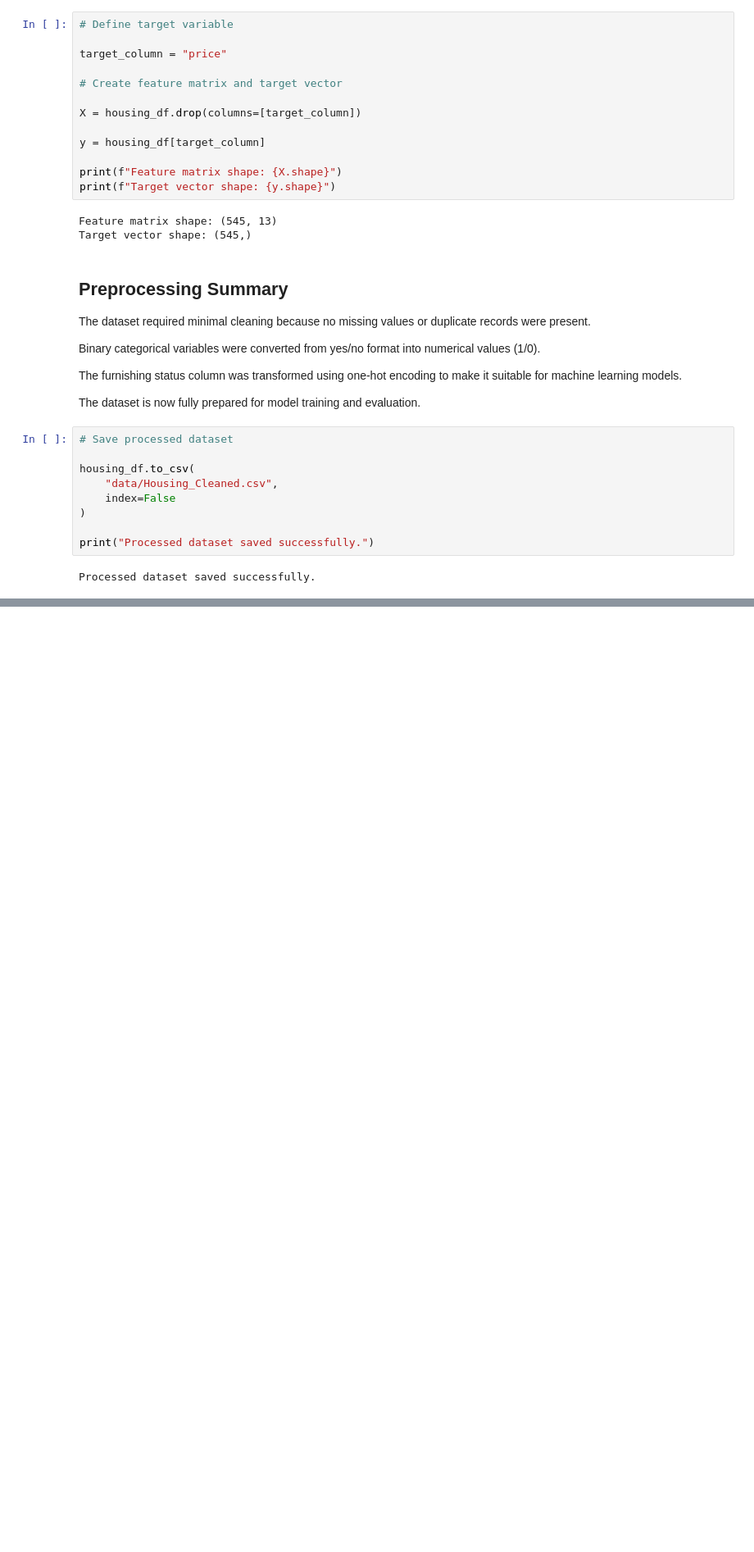
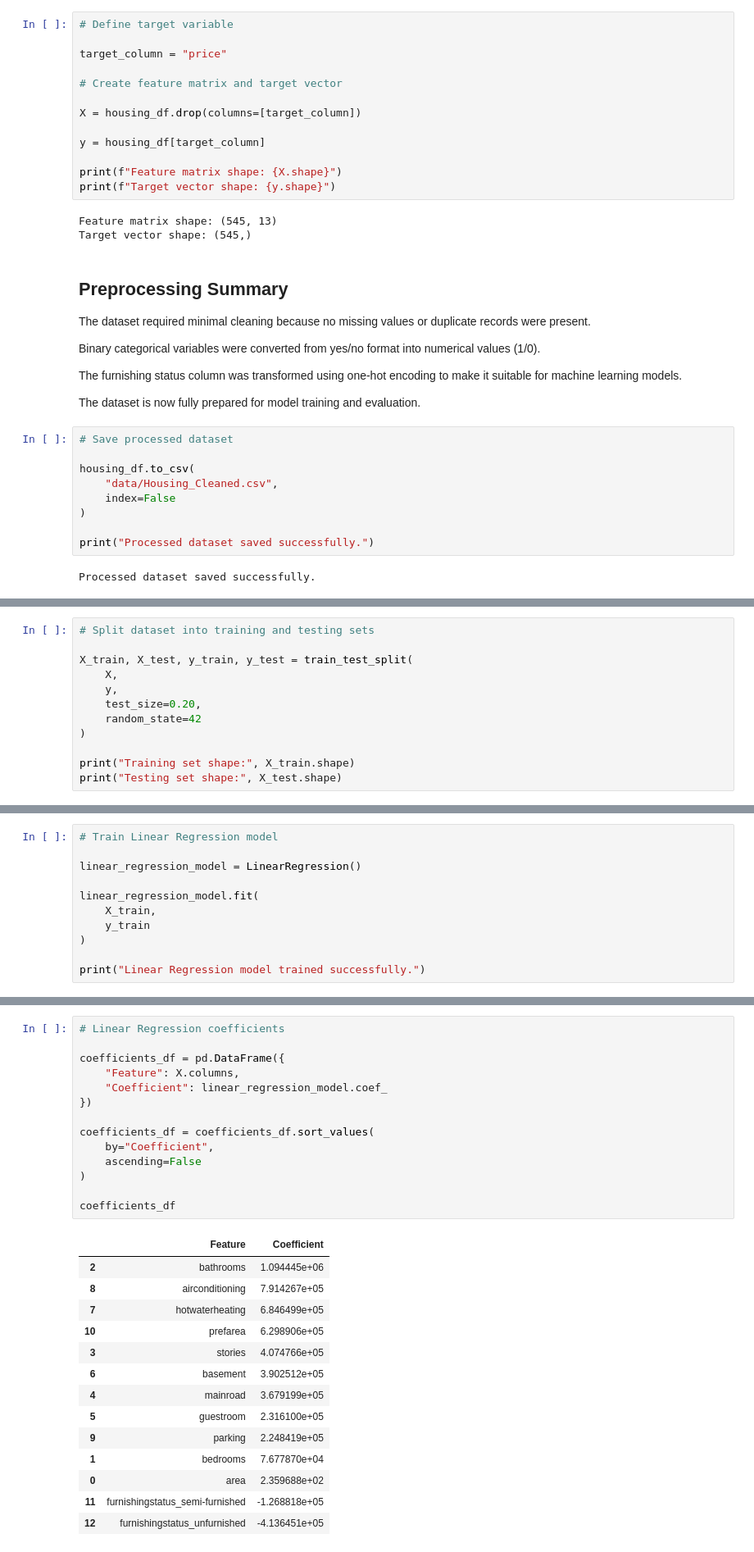
Before and after one commit to AN-ai-del/house-price-prediction, a Jupyter notebook: analysis.ipynb, the cells around one changed output, grey strips where cells are left out. Shown at 82% size. Saved outputs shown, nothing was run; the diff lists cells and outputs as text; blank space fills up the shorter version.

Commit message:
Day 3: Train and evaluate regression models

```diff
--- a/analysis.ipynb
+++ b/analysis.ipynb
@@ -399,0 +429,12 @@ Processed dataset saved successfully.
+# %%
+# Split dataset into training and testing sets
+
+X_train, X_test, y_train, y_test = train_test_split(
+    X,
+    y,
+    test_size=0.20,
+    random_state=42
+)
+
+print("Training set shape:", X_train.shape)
+print("Testing set shape:", X_test.shape)
@@ -399,0 +444,11 @@ Processed dataset saved successfully.
+# %%
+# Train Linear Regression model
+
+linear_regression_model = LinearRegression()
+
+linear_regression_model.fit(
+    X_train,
+    y_train
+)
+
+print("Linear Regression model trained successfully.")
@@ -399,0 +620,29 @@ Processed dataset saved successfully.
+# %%
+# Linear Regression coefficients
+
+coefficients_df = pd.DataFrame({
+    "Feature": X.columns,
+    "Coefficient": linear_regression_model.coef_
+})
+
+coefficients_df = coefficients_df.sort_values(
+    by="Coefficient",
+    ascending=False
+)
+
+coefficients_df
+# %% [output]
+|  | Feature | Coefficient |
+| 2 | bathrooms | 1.094445e+06 |
+| 8 | airconditioning | 7.914267e+05 |
+| 7 | hotwaterheating | 6.846499e+05 |
+| 10 | prefarea | 6.298906e+05 |
+| 3 | stories | 4.074766e+05 |
+| 6 | basement | 3.902512e+05 |
+| 4 | mainroad | 3.679199e+05 |
+| 5 | guestroom | 2.316100e+05 |
+| 9 | parking | 2.248419e+05 |
+| 1 | bedrooms | 7.677870e+04 |
+| 0 | area | 2.359688e+02 |
+| 11 | furnishingstatus_semi-furnished | -1.268818e+05 |
+| 12 | furnishingstatus_unfurnished | -4.136451e+05 |
```
Also changed, not shown: parts of 14 cells of this notebook.
